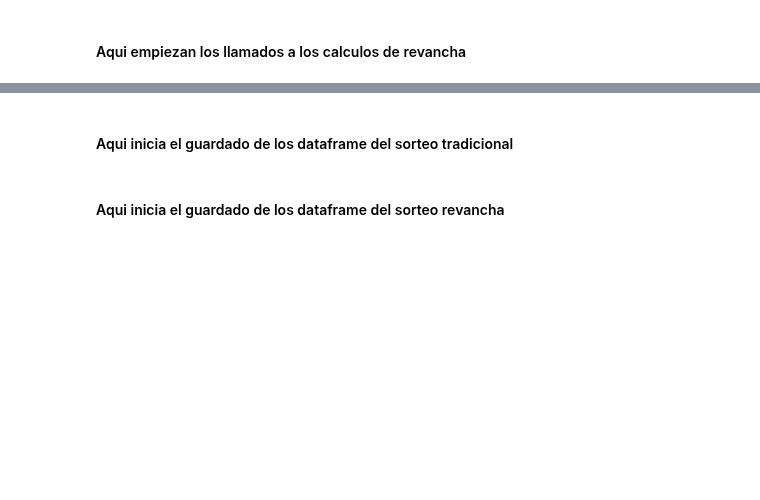
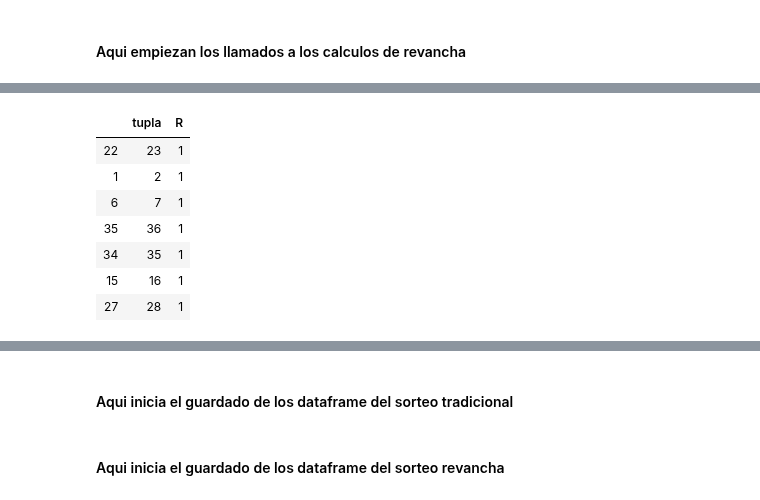
Before and after one commit to chitara44/datascience, a Jupyter notebook: BalotoRecomender3.ipynb, the cells around one changed output, grey strips where cells are left out. Cells and saved outputs as stored; diff of their text form; code cells hidden in the pictures; blank space fills up the shorter version.

```diff
--- a/BalotoRecomender3.ipynb
+++ b/BalotoRecomender3.ipynb
@@ -665,3 +630,15 @@ dtype: int64
+# %%
+df_sel_si_re = df_cs_re_fi.iloc[0::1,[1,4]]
+df_sel_si_re
+# %% [output]
+|  | tupla | R |
+| 22 | 23 | 1 |
+| 1 | 2 | 1 |
+| 6 | 7 | 1 |
+| 35 | 36 | 1 |
+| 34 | 35 | 1 |
+| 15 | 16 | 1 |
+| 27 | 28 | 1 |
 # %%
 df_cd_re = procesa_conteo_dobles(conteos_2d_re, df_re_fu_filt_delta)
 df_cd_re = df_cd_re.sort_values('R',ascending=True)
```
Also changed, not shown: parts of 20 cells of this notebook, 31 other files.
